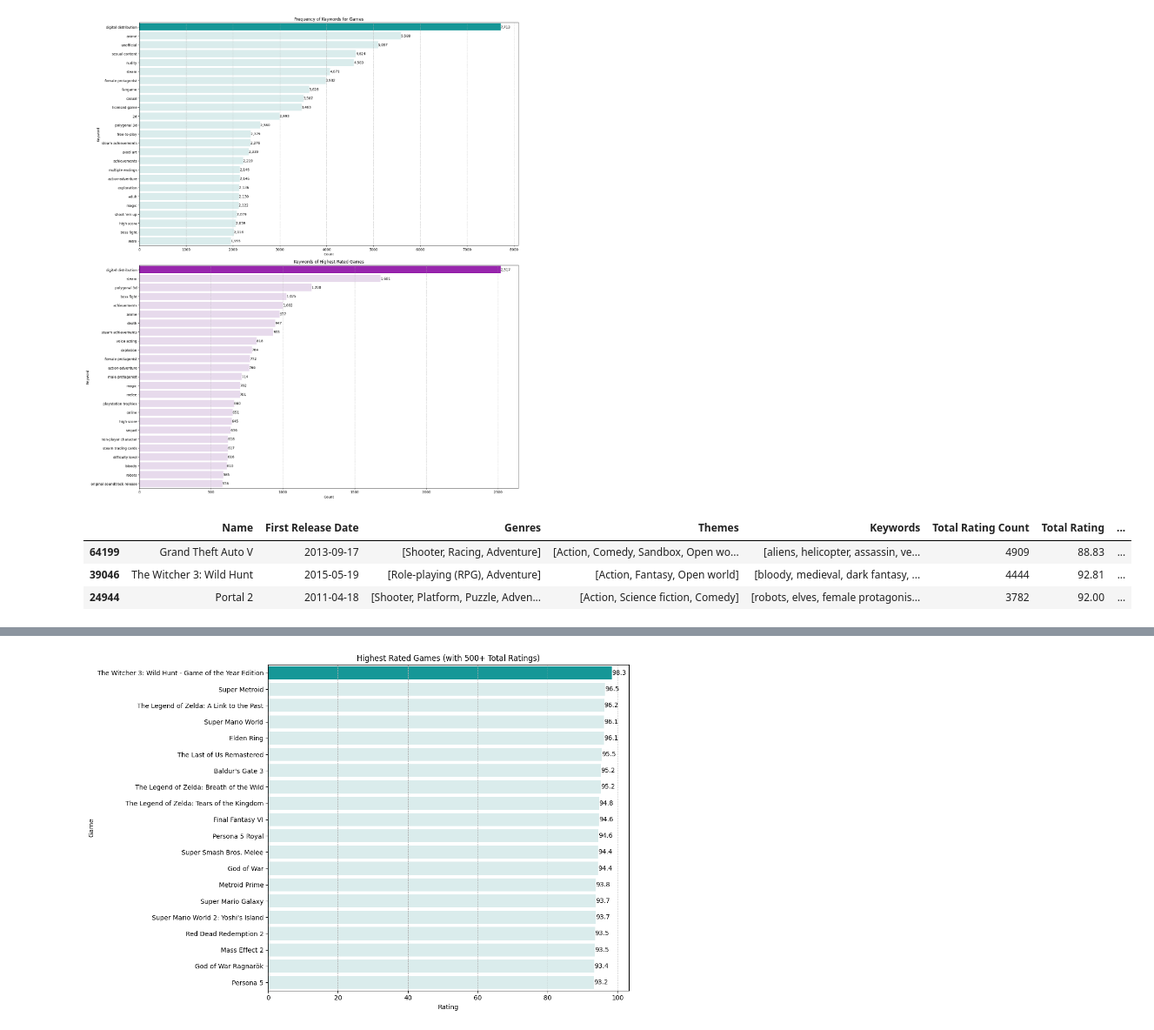
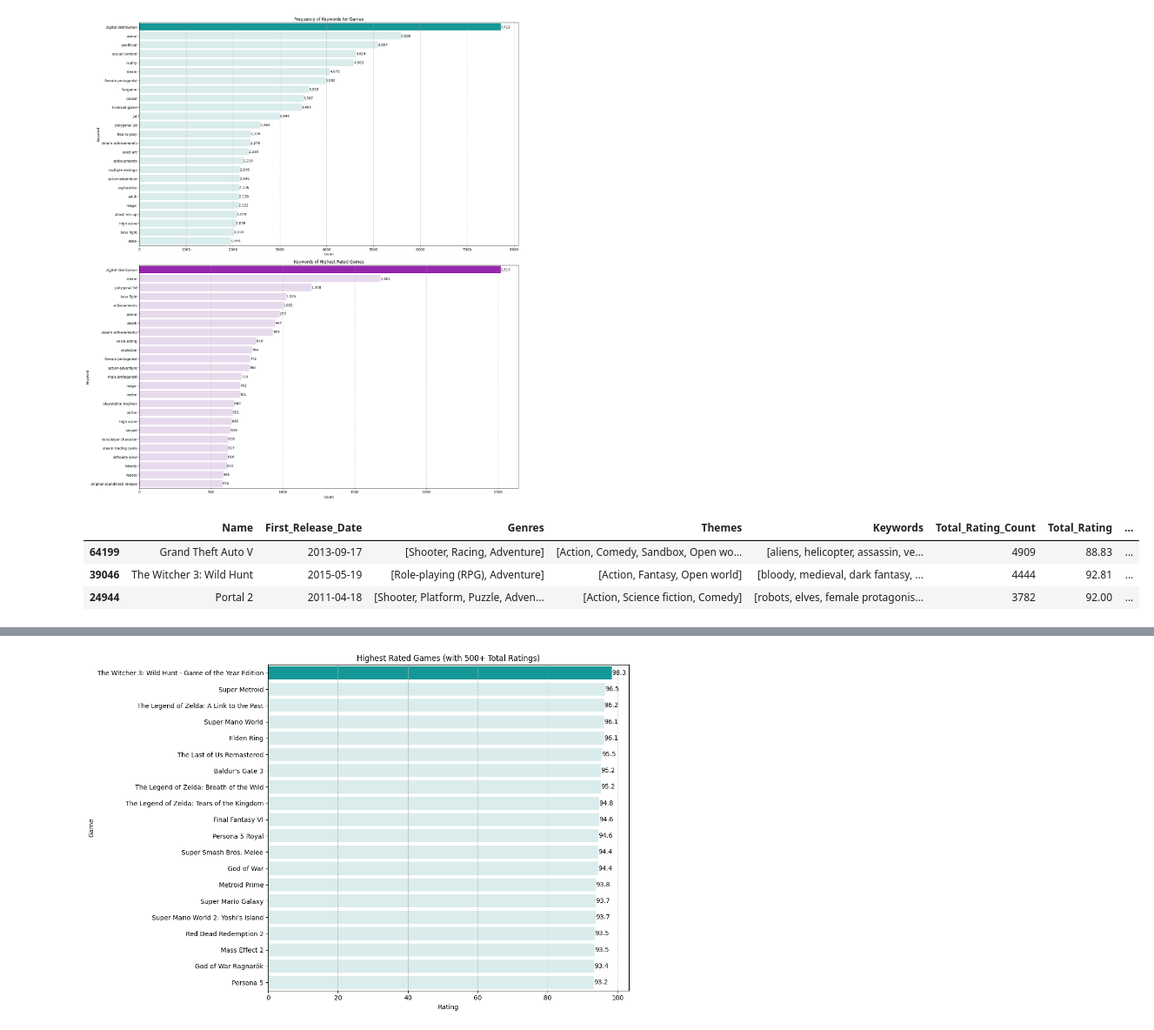
Before and after one commit to jubilbee/Game_Ratings_EDA, a Jupyter notebook: igdb_dataframe.ipynb, the cells around one changed output, grey strips where cells are left out. Shown at 87% size. Saved outputs shown, nothing was run; the diff lists cells and outputs as text; code cells hidden in the pictures.

```diff
--- a/igdb_dataframe.ipynb
+++ b/igdb_dataframe.ipynb
@@ -161,7 +161,7 @@ games['First Release Date'] = pd.to_datetime(games['First Release Date'], unit='
 # %%
-games['Total Rating Count'] = games['Total Rating Count'].astype(int)
+games['Total_Rating_Count'] = games['Total_Rating_Count'].astype(int)
 
-games['Total Rating'] = games['Total Rating'].round(2)
+games['Total_Rating'] = games['Total_Rating'].round(2)
 # %%
 # Define a universal function to map IDs to names
 def map_ids_to_names(df, col_name, id_to_name_dict):
@@ -231,8 +231,8 @@ memory usage: 13.6+ MB
 # %% [markdown]
 Here I want to extract the year from the First Release Date column. I create a new column for the Year Released, fill the null values and convert it to an int datatype.
 # %%
-games['Year Released'] = games['First Release Date'].dt.year
-games['Year Released'] = games['Year Released'].fillna(0)
-games['Year Released'] = games['Year Released'].astype(int)
+games['Year_Released'] = games['First_Release_Date'].dt.year
+games['Year_Released'] = games['Year_Released'].fillna(0)
+games['Year_Released'] = games['Year_Released'].astype(int)
 games.head()
 # %% [output]
@@ -299,9 +299,9 @@ Min Year: 1947, Max Year: 2025
 # %%
-games_ratings = games[games['Total Rating'] != 0]
+games_ratings = games[games['Total_Rating'] != 0]
 # Mean, median, mode of ratings
-mean_ratings = games_ratings['Total Rating'].mean()
-median_ratings = games_ratings['Total Rating'].median()
-mode_ratings = games_ratings['Total Rating'].mode()[0]
+mean_ratings = games_ratings['Total_Rating'].mean()
+median_ratings = games_ratings['Total_Rating'].median()
+mode_ratings = games_ratings['Total_Rating'].mode()[0]
 
 print(f'The average rating across video games is {mean_ratings:.2f}.')
 print(f'The median rating is {median_ratings}.')
@@ -432,7 +432,7 @@ top_keyword = keywords_head['Count'].idxmax()
 
 colors_1 = ['#00adac' if i == top_keyword else '#d7efef' for i in keywords_head.index]
 
-top_rated_games = games_ratings[games_ratings['Total Rating'] >= median_ratings]
+top_rated_games = games_ratings[games_ratings['Total_Rating'] >= median_ratings]
 flat_top_keywords = top_rated_games.explode('Keywords')
 top_rated_keywords = flat_top_keywords['Keywords'].value_counts().reset_index()
 top_rated_keywords.columns = ['Keyword', 'Count']
@@ -469,11 +469,11 @@ plt.show()
 # %% [output]
 [figure]
 # %%
-games__rating_count = top_rated_games[top_rated_games['Total Rating Count'] >= 500]
-games__rating_count = games__rating_count.sort_values(by='Total Rating Count', ascending=False)
+games__rating_count = top_rated_games[top_rated_games['Total_Rating_Count'] >= 500]
+games__rating_count = games__rating_count.sort_values(by='Total_Rating_Count', ascending=False)
 games__rating_count.head(3)
 # %% [output]
-|  | Name | First Release Date | Genres | Themes | Keywords | Total Rating Count | Total Rating | ... |
+|  | Name | First_Release_Date | Genres | Themes | Keywords | Total_Rating_Count | Total_Rating | ... |
 | 64199 | Grand Theft Auto V | 2013-09-17 | [Shooter, Racing, Adventure] | [Action, Comedy, Sandbox, Open wo... | [aliens, helicopter, assassin, ve... | 4909 | 88.83 | ... |
 | 39046 | The Witcher 3: Wild Hunt | 2015-05-19 | [Role-playing (RPG), Adventure] | [Action, Fantasy, Open world] | [bloody, medieval, dark fantasy, ... | 4444 | 92.81 | ... |
 | 24944 | Portal 2 | 2011-04-18 | [Shooter, Platform, Puzzle, Adven... | [Action, Science fiction, Comedy] | [robots, elves, female protagonis... | 3782 | 92.00 | ... |
```
Also changed, not shown: parts of 30 cells of this notebook.
